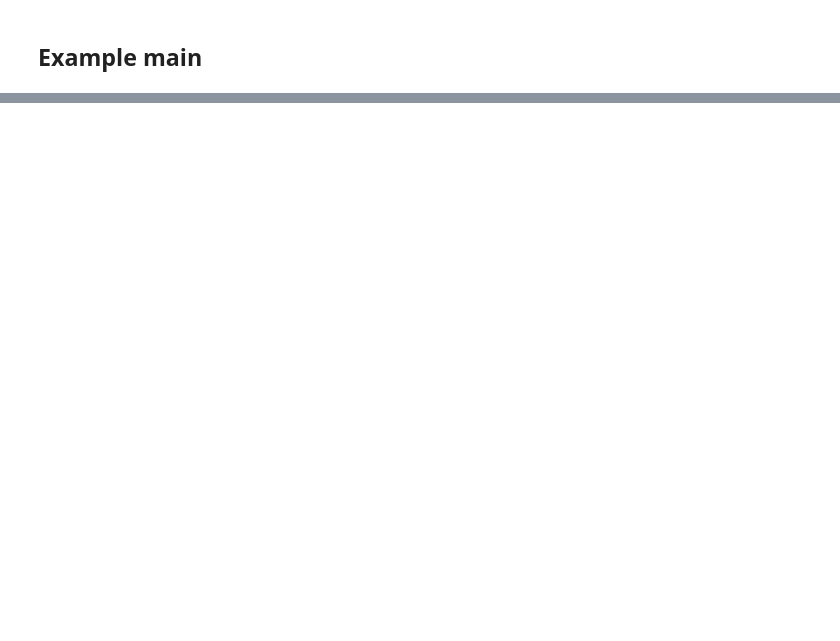
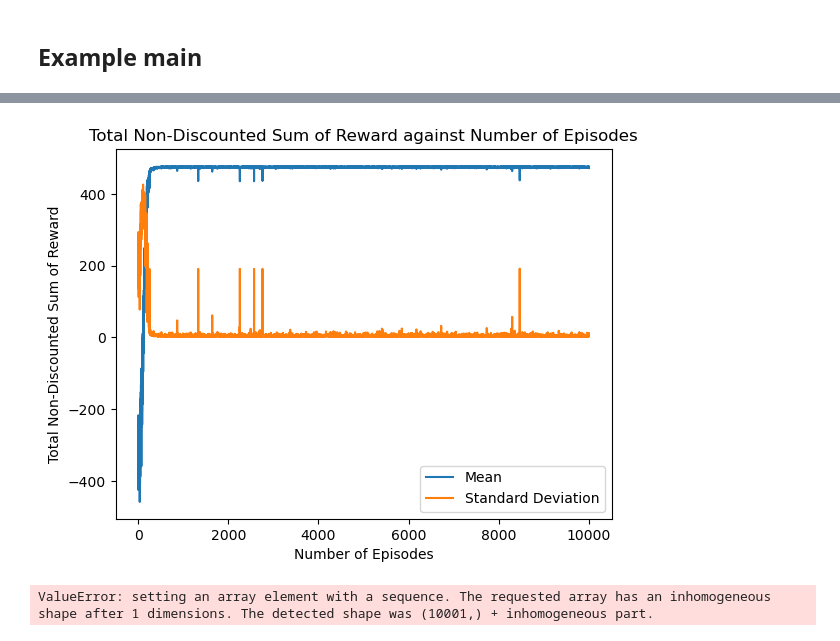
Before and after one commit to jackhau0212/Maze_Planner_Reinforcement_Learning, a Jupyter notebook: coursework_1_maze.ipynb, the cells around one changed output, grey strips where cells are left out. Drawn from its saved outputs; the diff is of its cells as text; code cells hidden in the pictures; blank space fills up the shorter version.

Commit message:
task 2 plotting graph

```diff
--- a/coursework_1_maze.ipynb
+++ b/coursework_1_maze.ipynb
@@ -791,0 +810,58 @@ Results of the TD agent:
+# %%
+######################### Question 2.3 ######################################
+
+total_rewards_25_runs = []
+
+for i in range(25):
+    maze = Maze()
+    mc_agent = MC_agent()
+    _, _, total_rewards = mc_agent.solve(maze)
+    total_rewards_25_runs.append(total_rewards)
+
+mean_rewards = np.mean(total_rewards_25_runs, axis=0)
+std_rewards = np.std(total_rewards_25_runs, axis=0)
+plt.plot(mean_rewards, label="Mean")
+plt.plot(std_rewards, label="Standard Deviation")
+plt.legend()
+plt.xlabel("Number of Episodes")
+plt.ylabel("Total Non-Discounted Sum of Reward")
+plt.title("Total Non-Discounted Sum of Reward against Number of Episodes")
+plt.show()
+# %% [output]
+[figure, added]
+# %%
+############################## Question 3.3 ##################################
+total_rewards = []
+values = []
+
+maze = Maze()
+td_agent = TD_agent()
+_, td_values, total_rewards = td_agent.solve(maze)
+total_rewards.append(total_rewards)
+values.append(td_values)
+
+mean_squared_error_list = []
+
+for value_function_at_each_episode in td_values:
+    mean_squared_error_list.append(mean_squared_error(dp_value, value_function_at_each_episode))
+
+mean_rewards = np.mean(total_rewards, axis=0)
+std_rewards = np.std(total_rewards, axis=0)
+
+
+plt.figure(1)
+plt.plot(mean_rewards[:1000], label="Mean")
+plt.plot(std_rewards[:1000], label="Standard Deviation")
+plt.legend()
+plt.xlabel("Number of Episodes")
+plt.ylabel("Total Non-Discounted Sum of Reward")
+plt.title("Total Non-Discounted Sum of Reward against Number of Episodes")
+
+plt.figure(2)
+plt.plot(mean_squared_error_list[:1000])
+plt.xlabel("Number of Episodes")
+plt.ylabel("Mean Squared Error Averaged Over States")
+plt.title("Mean Squared Error against Number of Episodes")
+plt.show()
+# %% [output]
+ValueError: setting an array element with a sequence. The requested array has an inhomogeneous shape after 1 dimensions. The detected shape was (10001,) + inhomogeneous part.
```
Also changed, not shown: parts of 11 cells of this notebook.
